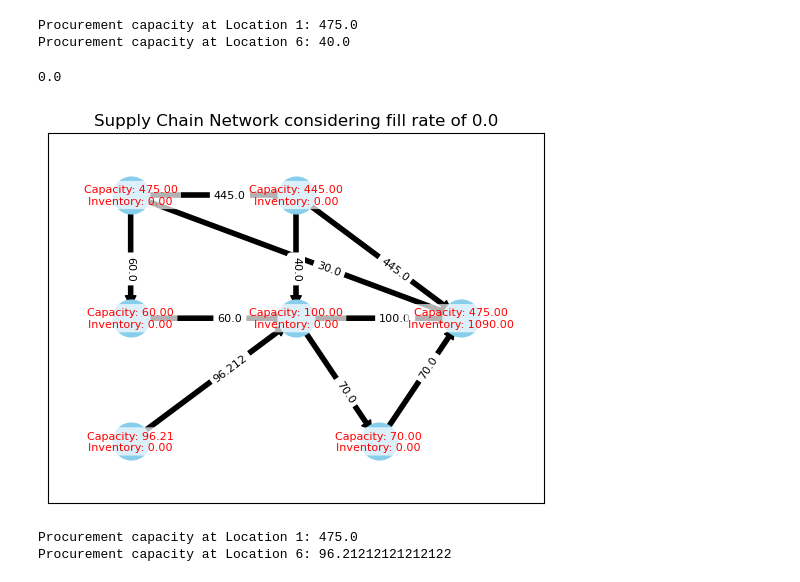
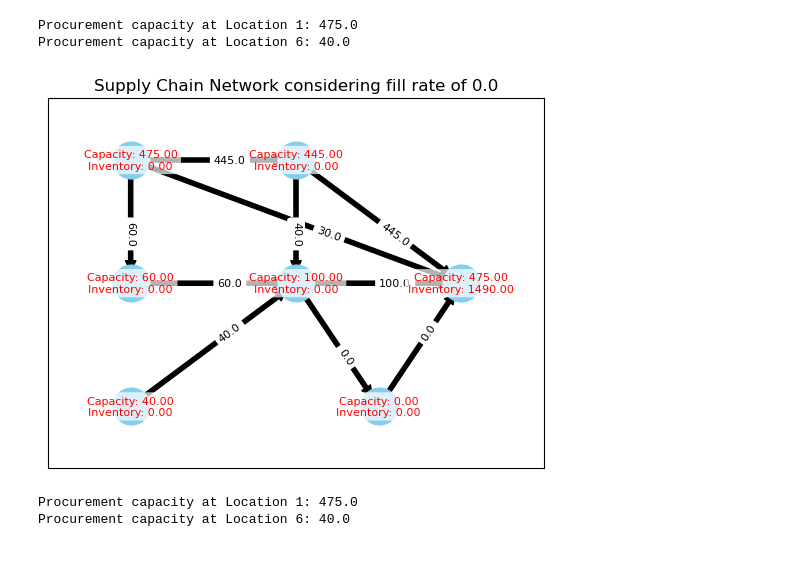
Before and after one commit to shivamvedant/energiapy, a Jupyter notebook: docs/notebooks/supply chain/IRF manuscript/ReadHPRCBacklog.ipynb, the cells around one changed output. Drawn from its saved outputs; the diff is of its cells as text; code cells hidden in the pictures.

```diff
--- a/docs/notebooks/supply chain/IRF manuscript/ReadHPRCBacklog.ipynb
+++ b/docs/notebooks/supply chain/IRF manuscript/ReadHPRCBacklog.ipynb
@@ -195,7 +195,7 @@ load_ssoln_test
  'Cap_F[loc4,loc2,truck75,0]': 0.0,
  ...}
 # %%
-with open(f'ncl/ssoln_32_{int(eps * 10):02d}_Backlog_ncl.pkl', 'rb') as file:
+with open(f'ncl/ssoln_32_{int(eps * 10):02d}_ncl.pkl', 'rb') as file:
         load_ssoln_ncl = pickle.load(file)
 print_network_graph(ssoln_dict=load_ssoln_ncl, eps=eps, norm_factor=1)
 print(f'Procurement capacity at Location 1: {load_ssoln_ncl["Cap_P[loc1,procure com1,0]"]}')
@@ -204,20 +204,16 @@ print(f'Procurement capacity at Location 6: {load_ssoln_ncl["Cap_P[loc6,procure
 [figure]
 Procurement capacity at Location 1: 475.0
 Procurement capacity at Location 6: 40.0
-# %%
-eps
-# %% [output]
-0.0
 # %%
-with open(f'cl/ssoln_128_00_Backlog_cl.pkl', 'rb') as file:
+with open(f'cl/ssoln_128_00_cl_local.pkl', 'rb') as file:
     load_ssoln_cl = pickle.load(file)
 print_network_graph(ssoln_dict=load_ssoln_cl, eps=eps, norm_factor=1)
 print(f'Procurement capacity at Location 1: {load_ssoln_cl["Cap_P[loc1,procure com1,0]"]}')
 print(f'Procurement capacity at Location 6: {load_ssoln_cl["Cap_P[loc6,procure com1,0]"]}')
 # %% [output]
-[figure, old version]
+[figure, new version]
 Procurement capacity at Location 1: 475.0
-Procurement capacity at Location 6: 96.21212121212122
+Procurement capacity at Location 6: 40.0
 # %%
 # with open(f'cl/ssoln_128_{int(eps * 10):02d}_Backlog_cl_new.pkl', 'rb') as file:
 #         load_ssoln_cl = pickle.load(file)
```
Also changed, not shown: parts of 11 cells of this notebook, 1 other file.
